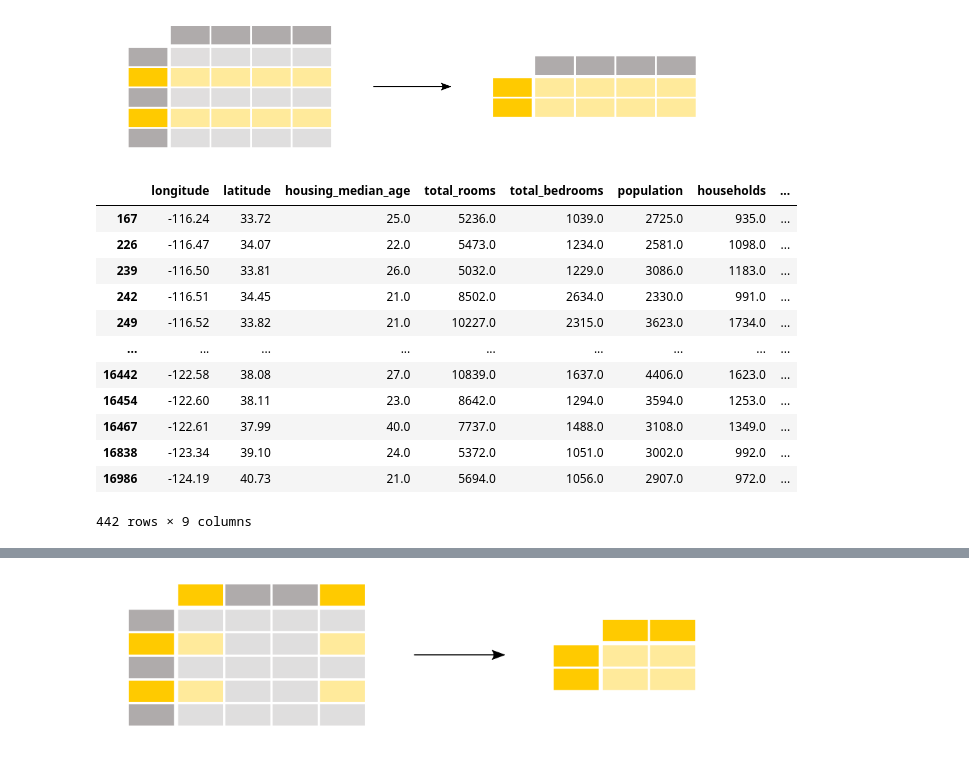
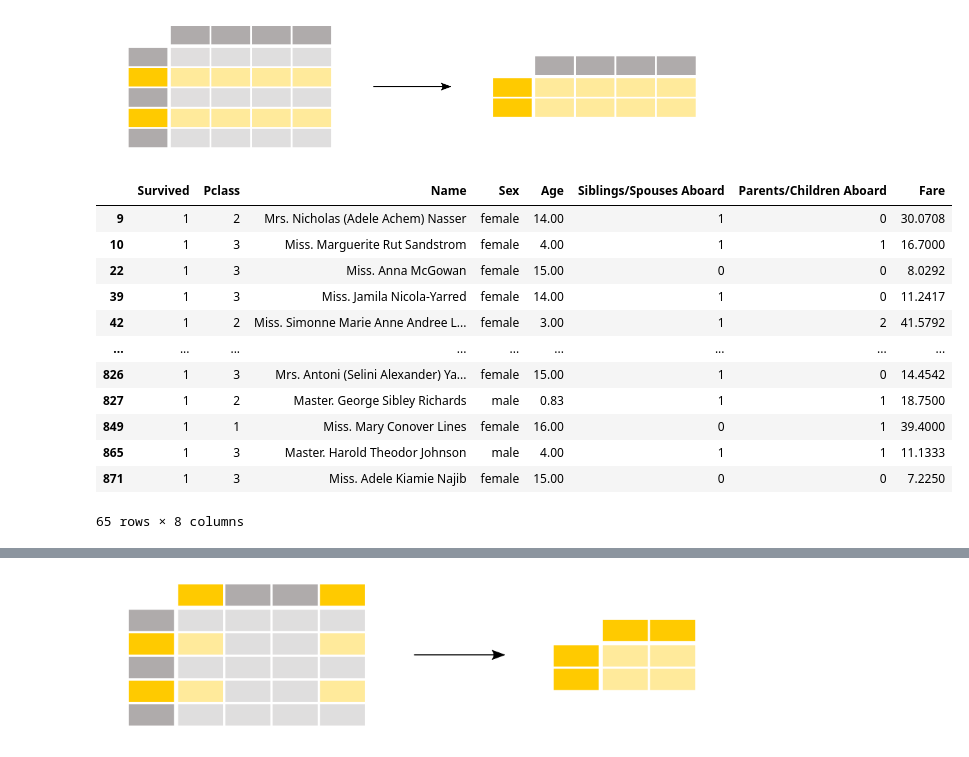
Before and after one commit to IvanKlimenko1988/Python, a Jupyter notebook: Seminars/Seminar_11/Home_work_11.ipynb, the cells around one changed output, grey strips where cells are left out. Cells and saved outputs as stored; diff of their text form; code cells hidden in the pictures.

```diff
--- a/Seminars/Seminar_11/Home_work_11.ipynb
+++ b/Seminars/Seminar_11/Home_work_11.ipynb
@@ -206,18 +206,19 @@ df[df['housing_median_age'] < 2]
 # %%
 # Для отбора можно использовать несколько условий одновременно
 # Знак & означает 'and', а знак | 'or'
-df[(df['housing_median_age'] > 20) & (df['total_rooms'] > 5000)]
+# Выживших детей было 65 человек до 18 лет и 65 детей погибло.
+df[(df['Age'] < 18) & (df['Survived'] > 0)]
 # %% [output]
-|  | longitude | latitude | housing_median_age | total_rooms | total_bedrooms | population | households | ... |
-| 167 | -116.24 | 33.72 | 25.0 | 5236.0 | 1039.0 | 2725.0 | 935.0 | ... |
-| 226 | -116.47 | 34.07 | 22.0 | 5473.0 | 1234.0 | 2581.0 | 1098.0 | ... |
-| 239 | -116.50 | 33.81 | 26.0 | 5032.0 | 1229.0 | 3086.0 | 1183.0 | ... |
-| 242 | -116.51 | 34.45 | 21.0 | 8502.0 | 2634.0 | 2330.0 | 991.0 | ... |
-| 249 | -116.52 | 33.82 | 21.0 | 10227.0 | 2315.0 | 3623.0 | 1734.0 | ... |
+|  | Survived | Pclass | Name | Sex | Age | Siblings/Spouses Aboard | Parents/Children Aboard | Fare |
+| 9 | 1 | 2 | Mrs. Nicholas (Adele Achem) Nasser | female | 14.00 | 1 | 0 | 30.0708 |
+| 10 | 1 | 3 | Miss. Marguerite Rut Sandstrom | female | 4.00 | 1 | 1 | 16.7000 |
+| 22 | 1 | 3 | Miss. Anna McGowan | female | 15.00 | 0 | 0 | 8.0292 |
+| 39 | 1 | 3 | Miss. Jamila Nicola-Yarred | female | 14.00 | 1 | 0 | 11.2417 |
+| 42 | 1 | 2 | Miss. Simonne Marie Anne Andree L... | female | 3.00 | 1 | 2 | 41.5792 |
 | ... | ... | ... | ... | ... | ... | ... | ... | ... |
-| 16442 | -122.58 | 38.08 | 27.0 | 10839.0 | 1637.0 | 4406.0 | 1623.0 | ... |
-| 16454 | -122.60 | 38.11 | 23.0 | 8642.0 | 1294.0 | 3594.0 | 1253.0 | ... |
-| 16467 | -122.61 | 37.99 | 40.0 | 7737.0 | 1488.0 | 3108.0 | 1349.0 | ... |
-| 16838 | -123.34 | 39.10 | 24.0 | 5372.0 | 1051.0 | 3002.0 | 992.0 | ... |
-| 16986 | -124.19 | 40.73 | 21.0 | 5694.0 | 1056.0 | 2907.0 | 972.0 | ... |
+| 826 | 1 | 3 | Mrs. Antoni (Selini Alexander) Ya... | female | 15.00 | 1 | 0 | 14.4542 |
+| 827 | 1 | 2 | Master. George Sibley Richards | male | 0.83 | 1 | 1 | 18.7500 |
+| 849 | 1 | 1 | Miss. Mary Conover Lines | female | 16.00 | 0 | 1 | 39.4000 |
+| 865 | 1 | 3 | Master. Harold Theodor Johnson | male | 4.00 | 1 | 1 | 11.1333 |
+| 871 | 1 | 3 | Miss. Adele Kiamie Najib | female | 15.00 | 0 | 0 | 7.2250 |
-442 rows × 9 columns
+65 rows × 8 columns
```
Also changed, not shown: parts of 23 cells of this notebook.
